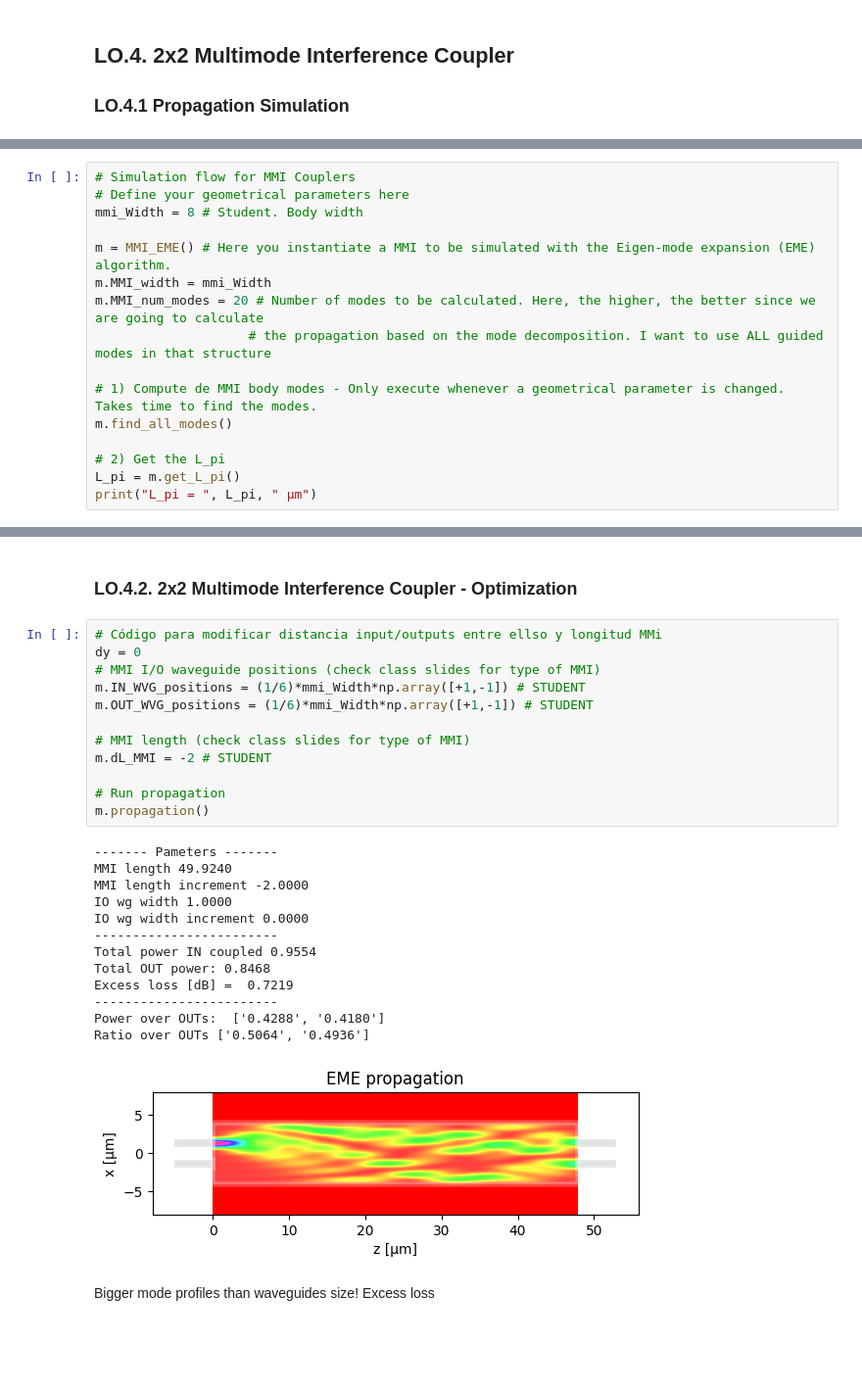
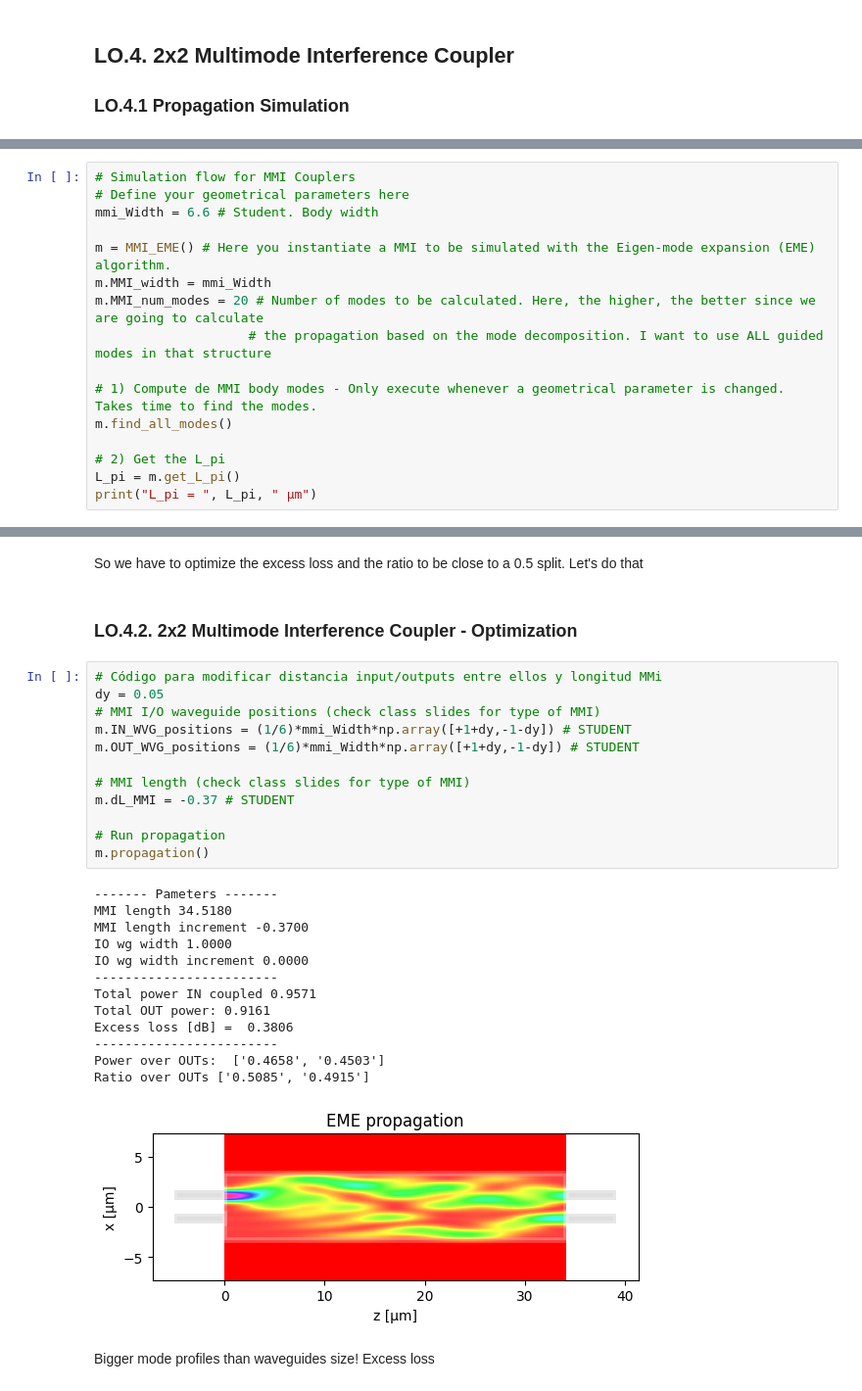
Before and after one commit to DBAEASE/pic-upv-lab2, a Jupyter notebook: COUPLERS_Student.ipynb, the cells around one changed output, grey strips where cells are left out. Shown at 98% size. Cells and saved outputs as stored; diff of their text form; blank space fills up the shorter version.

```diff
--- a/COUPLERS_Student.ipynb
+++ b/COUPLERS_Student.ipynb
@@ -227,7 +923,7 @@ Here, you will use some functions provided by us (check **0. Imports** for more
 # %%
 # Simulation flow for MMI Couplers
 # Define your geometrical parameters here
-mmi_Width = 8 # Student. Body width
+mmi_Width = 6.6 # Student. Body width
 
 m = MMI_EME() # Here you instantiate a MMI to be simulated with the Eigen-mode expansion (EME) algorithm.
 m.MMI_width = mmi_Width
@@ -280,31 +978,33 @@ Ratio over OUTs ['0.5161', '0.4839']
+# %% [markdown]
+So we have to optimize the excess loss and the ratio to be close to a 0.5 split. Let's do that
 # %% [markdown]
 ### LO.4.2. 2x2 Multimode Interference Coupler - Optimization
 # %%
-# Código para modificar distancia input/outputs entre ellso y longitud MMi
-dy = 0
+# Código para modificar distancia input/outputs entre ellos y longitud MMi
+dy = 0.05
 # MMI I/O waveguide positions (check class slides for type of MMI)
-m.IN_WVG_positions = (1/6)*mmi_Width*np.array([+1,-1]) # STUDENT
-m.OUT_WVG_positions = (1/6)*mmi_Width*np.array([+1,-1]) # STUDENT
+m.IN_WVG_positions = (1/6)*mmi_Width*np.array([+1+dy,-1-dy]) # STUDENT
+m.OUT_WVG_positions = (1/6)*mmi_Width*np.array([+1+dy,-1-dy]) # STUDENT
 
 # MMI length (check class slides for type of MMI)
-m.dL_MMI = -2 # STUDENT
+m.dL_MMI = -0.37 # STUDENT
 
 # Run propagation
 m.propagation()
 # %% [output]
 ------- Pameters -------
-MMI length 49.9240
-MMI length increment -2.0000
+MMI length 34.5180
+MMI length increment -0.3700
 IO wg width 1.0000
 IO wg width increment 0.0000
 ------------------------
-Total power IN coupled 0.9554
-Total OUT power: 0.8468
-Excess loss [dB] =  0.7219
+Total power IN coupled 0.9571
+Total OUT power: 0.9161
+Excess loss [dB] =  0.3806
 ------------------------
-Power over OUTs:  ['0.4288', '0.4180']
-Ratio over OUTs ['0.5064', '0.4936']
+Power over OUTs:  ['0.4658', '0.4503']
+Ratio over OUTs ['0.5085', '0.4915']
-[figure, old version]
+[figure, new version]
 # %% [markdown]
 Bigger mode profiles than waveguides size! Excess loss
 # %% [markdown]
```
Also changed, not shown: parts of 111 cells of this notebook, 2 other files.
